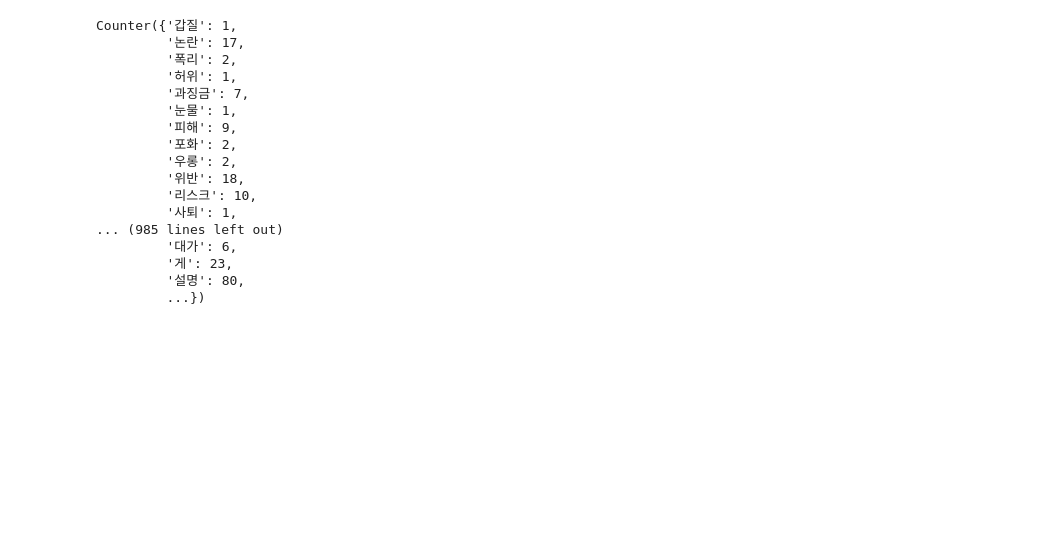
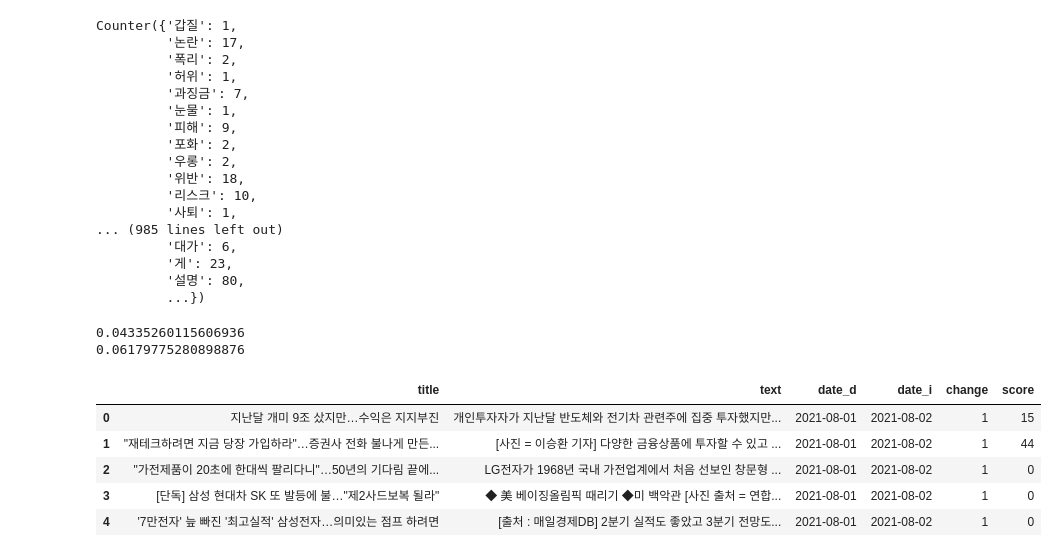
Before and after one commit to chaerui7967/stock_predict_news_and_youtube, a Jupyter notebook: 감성분석/감성분석_초안.ipynb, the cells around one changed output. Drawn from its saved outputs; the diff is of its cells as text; code cells hidden in the pictures; blank space fills up the shorter version.

```diff
--- a/감성분석/감성분석_초안.ipynb
+++ b/감성분석/감성분석_초안.ipynb
@@ -615,3 +617,31 @@ f_p.close()
 f_n = open('nega.txt', 'w')
 f_n.write(nega)
 f_n.close()
+# %%
+df_4['score'] = 0
+# %%
+# 연습
+for i in range(2):
+    num = okt.nouns(df_4['text'][i])
+    score = 0
+    for j in num:
+            if j in positve_r:
+                score+=1
+            if j in negative_r:
+                score-=1
+            else:
+                score+=0
+    df_4['score'][i] = score
+    print(score/len(num))
+# %% [output]
+0.04335260115606936
+0.06179775280898876
+# %%
+df_4.head()
+# %% [output]
+|  | title | text | date_d | date_i | change | score |
+| 0 | 지난달 개미 9조 샀지만…수익은 지지부진 | 개인투자자가 지난달 반도체와 전기차 관련주에 집중 투자했지만... | 2021-08-01 | 2021-08-02 | 1 | 15 |
+| 1 | "재테크하려면 지금 당장 가입하라"…증권사 전화 불나게 만든... | [사진 = 이승환 기자] 다양한 금융상품에 투자할 수 있고 ... | 2021-08-01 | 2021-08-02 | 1 | 44 |
+| 2 | "가전제품이 20초에 한대씩 팔리다니"…50년의 기다림 끝에... | LG전자가 1968년 국내 가전업계에서 처음 선보인 창문형 ... | 2021-08-01 | 2021-08-02 | 1 | 0 |
+| 3 | [단독] 삼성 현대차 SK 또 발등에 불…"제2사드보복 될라" | ◆ 美 베이징올림픽 때리기 ◆미 백악관 [사진 출처 = 연합... | 2021-08-01 | 2021-08-02 | 1 | 0 |
+| 4 | '7만전자' 늪 빠진 '최고실적' 삼성전자…의미있는 점프 하려면 | [출처 : 매일경제DB] 2분기 실적도 좋았고 3분기 전망도... | 2021-08-01 | 2021-08-02 | 1 | 0 |
```
Also changed, not shown: parts of 3 cells of this notebook.
